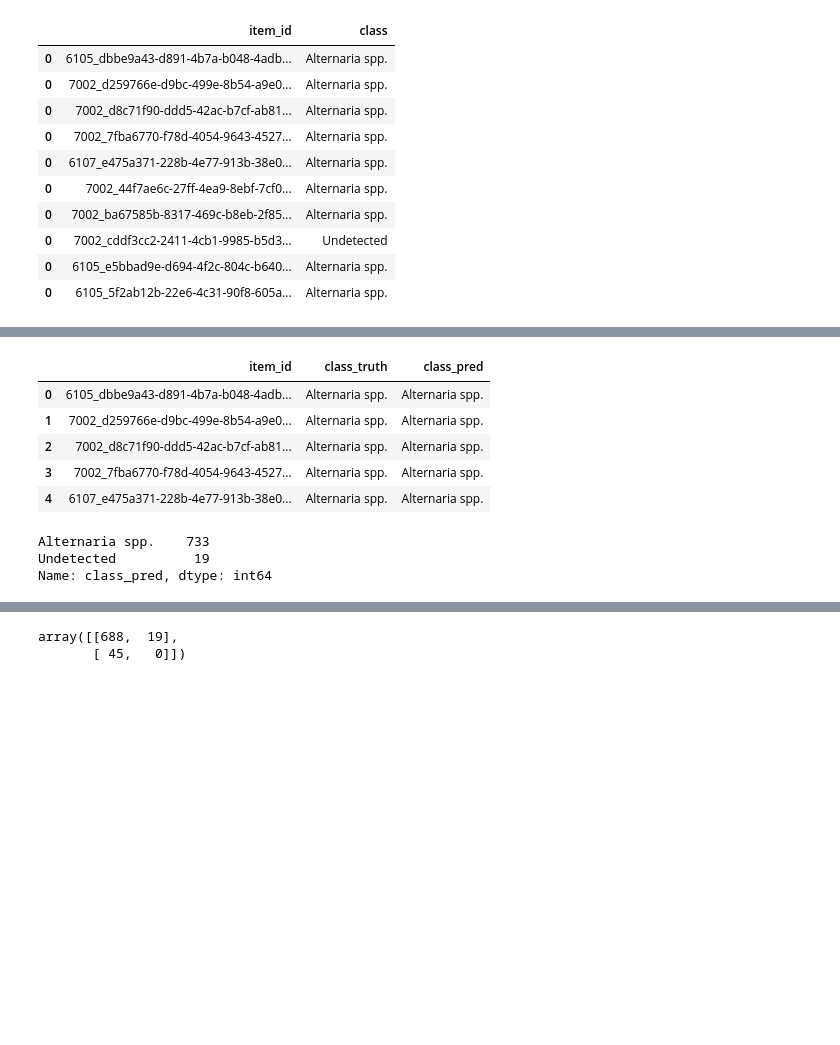
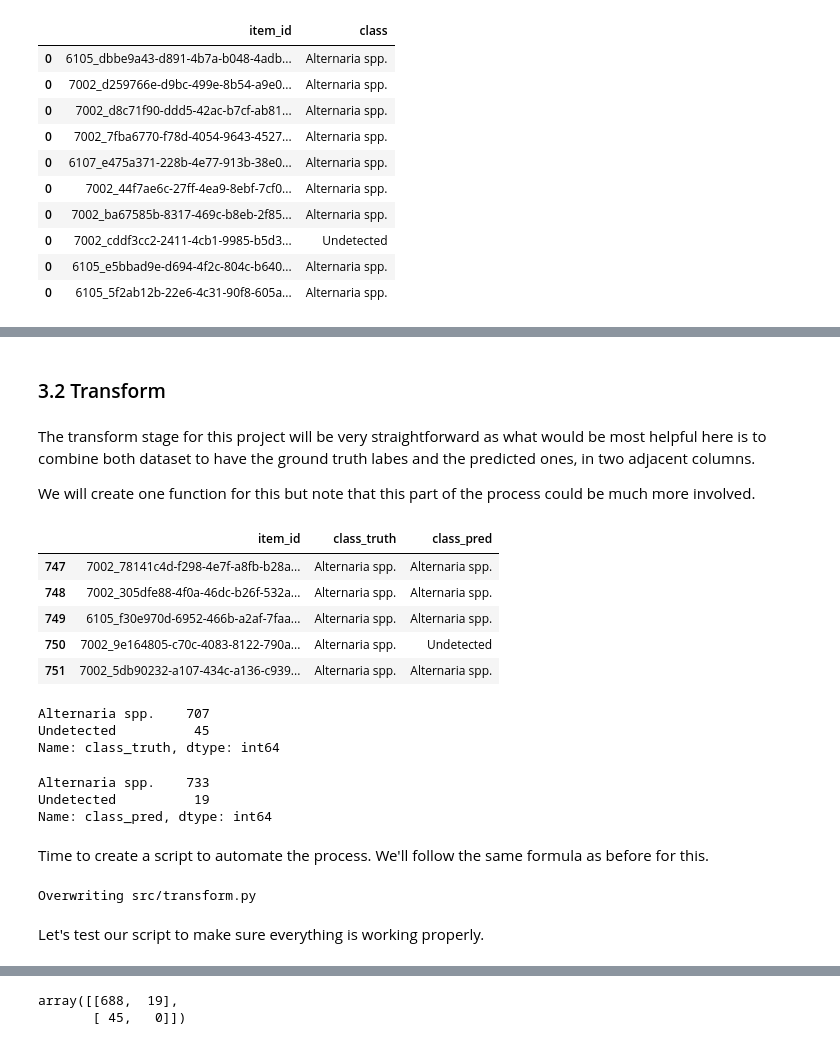
Before and after one commit to ramonpzg/agri_challenge, a Jupyter notebook: exploration.ipynb, the cells around one changed output, grey strips where cells are left out. Drawn from its saved outputs; the diff is of its cells as text; code cells hidden in the pictures; blank space fills up the shorter version.

```diff
--- a/exploration.ipynb
+++ b/exploration.ipynb
@@ -259,0 +330,3 @@ if __name__ == "__main__":
+# %%
+df_truth = pd.read_parquet(join("data", "interim", "actuals_table.parquet"))
+df_truth.head()
@@ -259,0 +340,3 @@ if __name__ == "__main__":
+# %%
+df_preds = pd.read_parquet(join("data", "interim", "predicted_table.parquet"))
+df_preds.tail()
@@ -260,27 +350,52 @@ if __name__ == "__main__":
+# %% [markdown]
+### 3.2 Transform
+# %% [markdown]
+The transform stage for this project will be very straightforward as what would be most helpful here is to combine both dataset to have the ground truth labes and the predicted ones, in two adjacent columns.
+
+We will create one function for this but note that this part of the process could be much more involved.
 # %%
-first = []
-second = []
-
-for truth in actuals:
-    first.append(read_file(truth))
-
-for pred in predicted:
-    second.append(read_file(pred))
-
-df_true = build_df(first)
-df_false = build_df(second)
-df = pd.merge(left=df_true, right=df_false, left_on="item_id", right_on="item_id", suffixes=("_truth", "_pred"))
-df.head()
+def merge_truth_preds(df1, df2, **kwargs):
+    return pd.merge(left=df1, right=df2, **kwargs)
-# %% [output]
-|  | item_id | class_truth | class_pred |
-| 0 | 6105_dbbe9a43-d891-4b7a-b048-4adb... | Alternaria spp. | Alternaria spp. |
-| 1 | 7002_d259766e-d9bc-499e-8b54-a9e0... | Alternaria spp. | Alternaria spp. |
-| 2 | 7002_d8c71f90-ddd5-42ac-b7cf-ab81... | Alternaria spp. | Alternaria spp. |
-| 3 | 7002_7fba6770-f78d-4054-9643-4527... | Alternaria spp. | Alternaria spp. |
-| 4 | 6107_e475a371-228b-4e77-913b-38e0... | Alternaria spp. | Alternaria spp. |
+# %%
+merge_truth_preds(df_truth, df_preds, left_on="item_id", right_on="item_id", suffixes=("_truth", "_pred")).tail()
+# %% [output]
+|  | item_id | class_truth | class_pred |
+| 747 | 7002_78141c4d-f298-4e7f-a8fb-b28a... | Alternaria spp. | Alternaria spp. |
+| 748 | 7002_305dfe88-4f0a-46dc-b26f-532a... | Alternaria spp. | Alternaria spp. |
+| 749 | 6105_f30e970d-6952-466b-a2af-7faa... | Alternaria spp. | Alternaria spp. |
+| 750 | 7002_9e164805-c70c-4083-8122-790a... | Alternaria spp. | Undetected |
+| 751 | 7002_5db90232-a107-434c-a136-c939... | Alternaria spp. | Alternaria spp. |
 # %%
-df.class_pred.value_counts()
+df.class_truth.value_counts()
 # %% [output]
-Alternaria spp.    733
-Undetected          19
-Name: class_pred, dtype: int64
+Alternaria spp.    707
+Undetected          45
+Name: class_truth, dtype: int64
+# %%
+df.class_pred.value_counts()
+# %% [output]
+Alternaria spp.    733
+Undetected          19
+Name: class_pred, dtype: int64
+# %% [markdown]
+Time to create a script to automate the process. We'll follow the same formula as before for this.
+# %%
+%%writefile src/transform.py
+
+import pandas as pd
+from os.path import join
+from extract import load_table
+from load import save_data
+
+def merge_truth_preds(df1, df2, **kwargs):
+    return pd.merge(left=df1, right=df2, **kwargs)
+
+if __name__ == "__main__":
+    df1 = load_table(join("data", "interim"), "actuals_table.parquet")
+    df2 = load_table(join("data", "interim"), "predicted_table.parquet")
+    df_combined = merge_truth_preds(df1, df2, left_on="item_id", right_on="item_id", suffixes=("_truth", "_pred"))
+    save_data(df_combined, join("data", "processed"), "combined_table.parquet")
+# %% [output]
+Overwriting src/transform.py
+# %% [markdown]
+Let's test our script to make sure everything is working properly.
```
Also changed, not shown: parts of 87 cells of this notebook.
